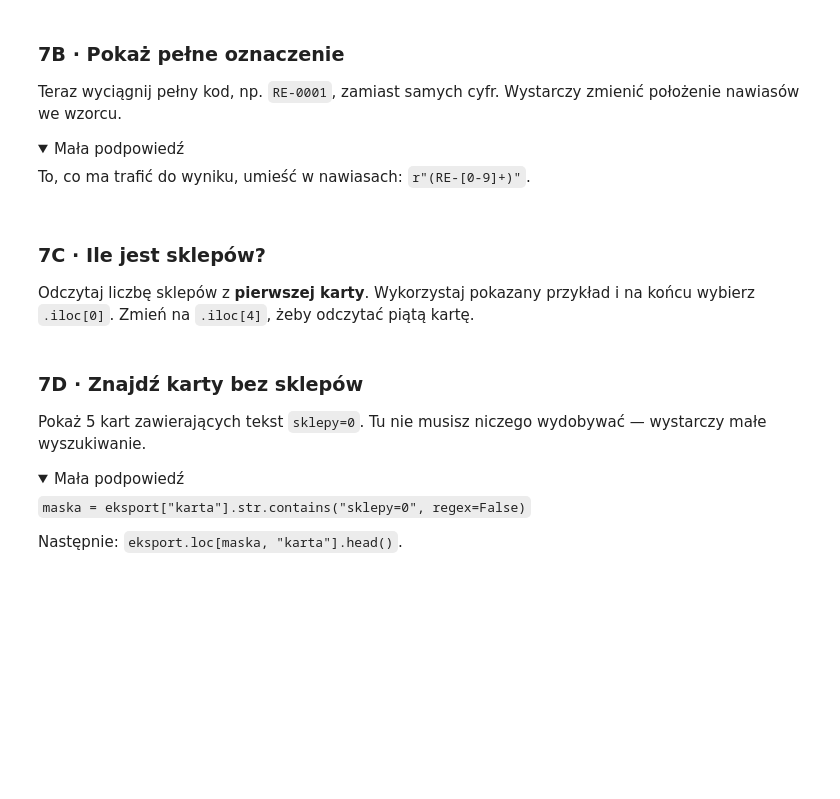
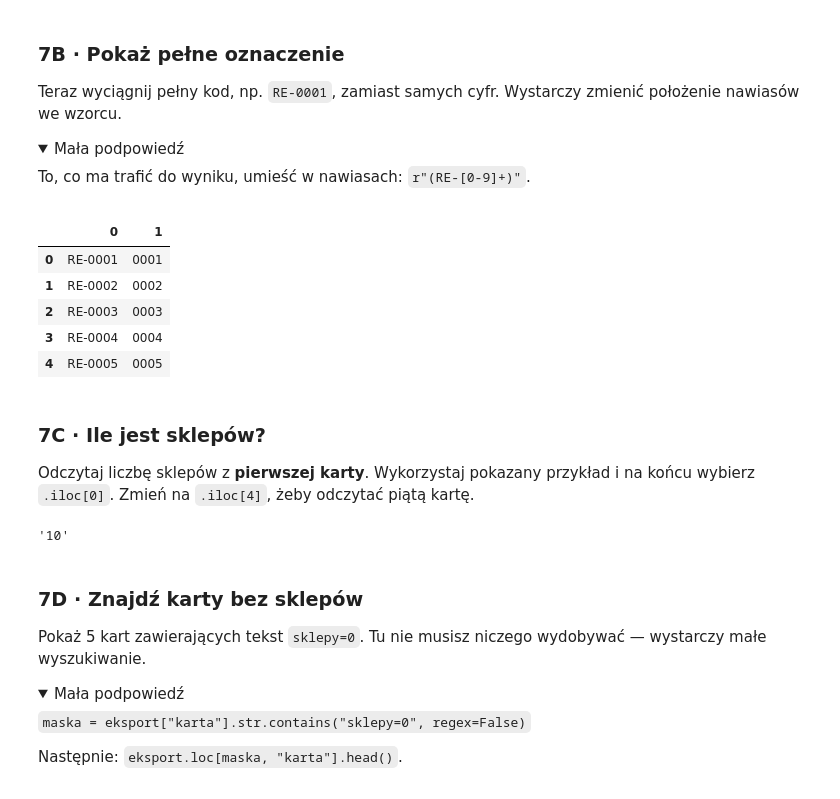
Before and after one commit to dovhopolaolena/ADP-przyklad-, a Jupyter notebook: LAB02_Podstawy_Pythona_Analiza_Danych-2.ipynb, the cells around one changed output. Drawn from its saved outputs; the diff is of its cells as text; code cells hidden in the pictures; folded sections open; blank space fills up the shorter version.

```diff
--- a/LAB02_Podstawy_Pythona_Analiza_Danych-2.ipynb
+++ b/LAB02_Podstawy_Pythona_Analiza_Danych-2.ipynb
@@ -471,12 +482,23 @@ To, co ma trafić do wyniku, umieść w nawiasach: `r"(RE-[0-9]+)"`.
 </details>
 # %%
 # Twoje rozwiązanie
+eksport["karta"].str.extract((r"(RE-([0-9]+))"), expand=False).head()
+# %% [output]
+|  | 0 | 1 |
+| 0 | RE-0001 | 0001 |
+| 1 | RE-0002 | 0002 |
+| 2 | RE-0003 | 0003 |
+| 3 | RE-0004 | 0004 |
+| 4 | RE-0005 | 0005 |
 # %% [markdown]
 ### 7C · Ile jest sklepów?
 
 Odczytaj liczbę sklepów z **pierwszej karty**. Wykorzystaj pokazany przykład i na końcu wybierz `.iloc[0]`. Zmień na `.iloc[4]`, żeby odczytać piątą kartę.
 # %%
 # Twoje rozwiązanie
+eksport["karta"].str.extract(r"sklepy=([0-9]+)", expand=False).iloc[4]
+# %% [output]
+'10'
 # %% [markdown]
 ### 7D · Znajdź karty bez sklepów
 
```
Also changed, not shown: parts of 4 cells of this notebook.
